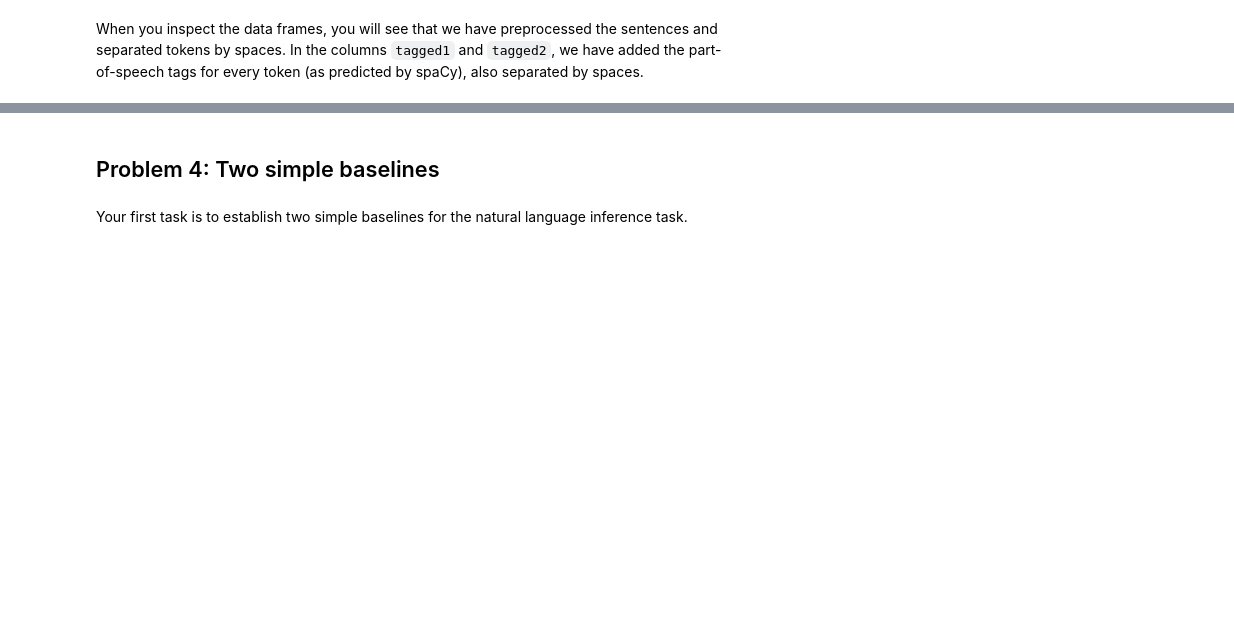
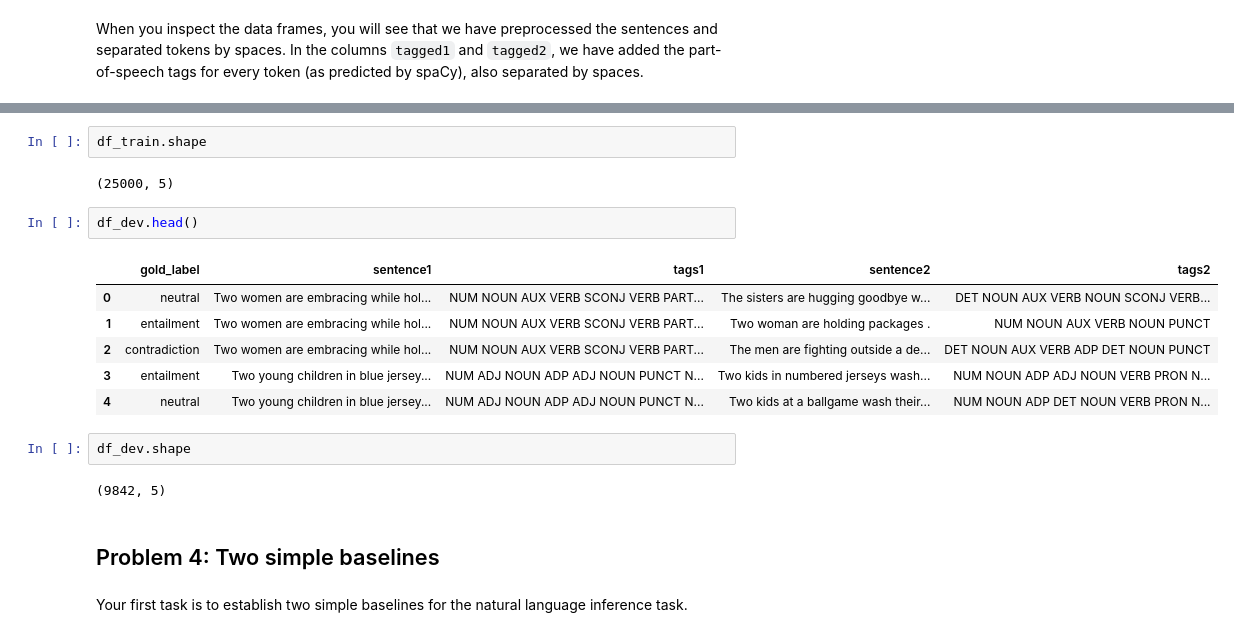
Before and after one commit to Philhoels/732A92-Text-Mining, a Jupyter notebook: Andreas/Lab4/TM-L4.ipynb, the cells around one changed output, grey strips where cells are left out. Drawn from its saved outputs; the diff is of its cells as text; blank space fills up the shorter version.

```diff
--- a/Andreas/Lab4/TM-L4.ipynb
+++ b/Andreas/Lab4/TM-L4.ipynb
@@ -215,3 +320,20 @@ df_train.head()
+# %%
+df_train.shape
+# %% [output]
+(25000, 5)
+# %%
+df_dev.head()
+# %% [output]
+|  | gold_label | sentence1 | tags1 | sentence2 | tags2 |
+| 0 | neutral | Two women are embracing while hol... | NUM NOUN AUX VERB SCONJ VERB PART... | The sisters are hugging goodbye w... | DET NOUN AUX VERB NOUN SCONJ VERB... |
+| 1 | entailment | Two women are embracing while hol... | NUM NOUN AUX VERB SCONJ VERB PART... | Two woman are holding packages . | NUM NOUN AUX VERB NOUN PUNCT |
+| 2 | contradiction | Two women are embracing while hol... | NUM NOUN AUX VERB SCONJ VERB PART... | The men are fighting outside a de... | DET NOUN AUX VERB ADP DET NOUN PUNCT |
+| 3 | entailment | Two young children in blue jersey... | NUM ADJ NOUN ADP ADJ NOUN PUNCT N... | Two kids in numbered jerseys wash... | NUM NOUN ADP ADJ NOUN VERB PRON N... |
+| 4 | neutral | Two young children in blue jersey... | NUM ADJ NOUN ADP ADJ NOUN PUNCT N... | Two kids at a ballgame wash their... | NUM NOUN ADP DET NOUN VERB PRON N... |
+# %%
+df_dev.shape
+# %% [output]
+(9842, 5)
 # %% [markdown]
 ## Problem 4: Two simple baselines
 # %% [markdown]
```
Also changed, not shown: parts of 21 cells of this notebook.
